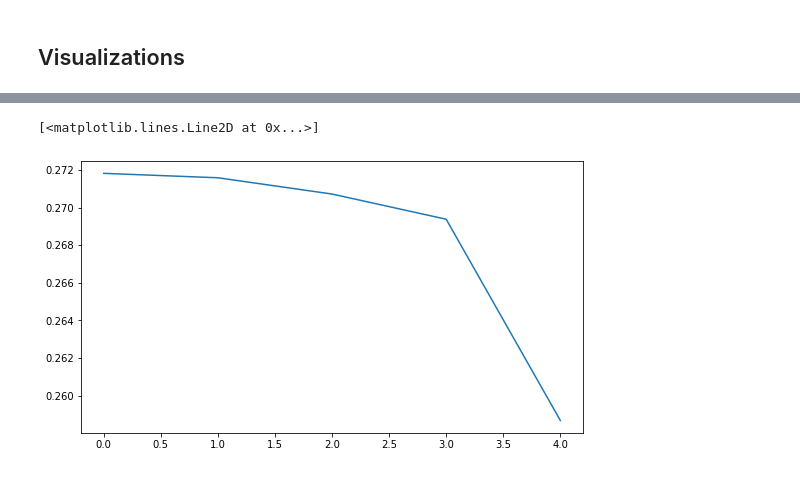
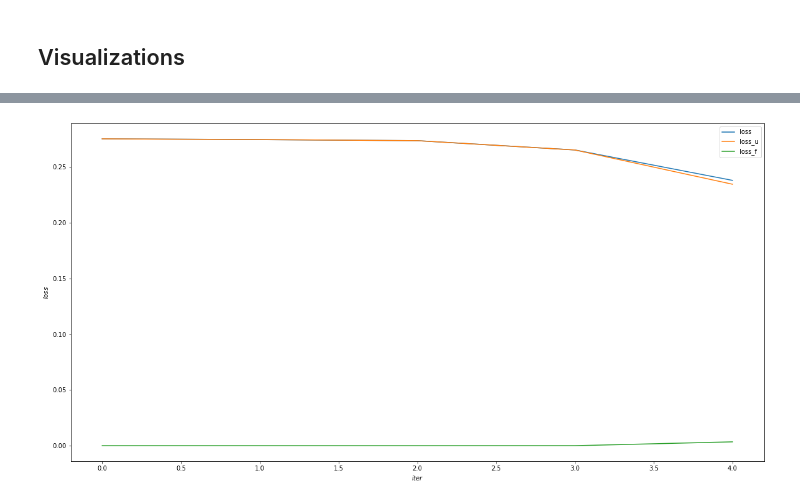
Before and after one commit to HuangYin0514/dynamics, a Jupyter notebook: Burgers_Equation_v3/dynamics.ipynb, the cells around one changed output, grey strips where cells are left out. Cells and saved outputs as stored; diff of their text form; code cells hidden in the pictures.

```diff
--- a/Burgers_Equation_v3/dynamics.ipynb
+++ b/Burgers_Equation_v3/dynamics.ipynb
@@ -89,6 +87,8 @@ class PhysicsInformedNN:
 
         self.iter = 0
         self.loss = []
+        self.loss_u = []
+        self.loss_f = []
 
     def net_u(self, x, t):
         u = self.dnn(torch.cat([x, t], dim=1))
@@ -125,12 +125,16 @@ class PhysicsInformedNN:
 
         loss = loss_u + loss_f
 
-
         loss.backward()
         self.iter += 1
-        self.loss .append(loss.item())
+
 
         if self.iter % 100 == 0:
+
+            self.loss.append(loss.item())
+            self.loss_u.append(loss_u.item())
+            self.loss_f.append(loss_f.item())
+
             print(
                 "Iter %d, Loss: %.5e, Loss_u: %.5e, Loss_f: %.5e"
                 % (self.iter, loss.item(), loss_u.item(), loss_f.item())
@@ -314,7 +329,14 @@ plt.show()
-# %%
-fig = plt.figure(figsize=(9, 5))
-ax = fig.add_subplot(111)
-ax.plot(range(model.iter),model.loss)
-# %% [output]
-[<matplotlib.lines.Line2D at 0x...>]
-[figure, removed]
+# %%
+show_interval=0
+
+fig = plt.figure(figsize=(20, 10))
+ax = fig.add_subplot(111)
+ax.plot(model.loss[show_interval:], label="loss")
+ax.plot(model.loss_u[show_interval:], label="loss_u")
+ax.plot(model.loss_f[show_interval:], label="loss_f")
+ax.set_xlabel('$iter$')
+ax.set_ylabel('$loss$')
+plt.legend()
+plt.show()
+# %% [output]
+[figure, added]
```
Also changed, not shown: parts of 6 cells of this notebook.
